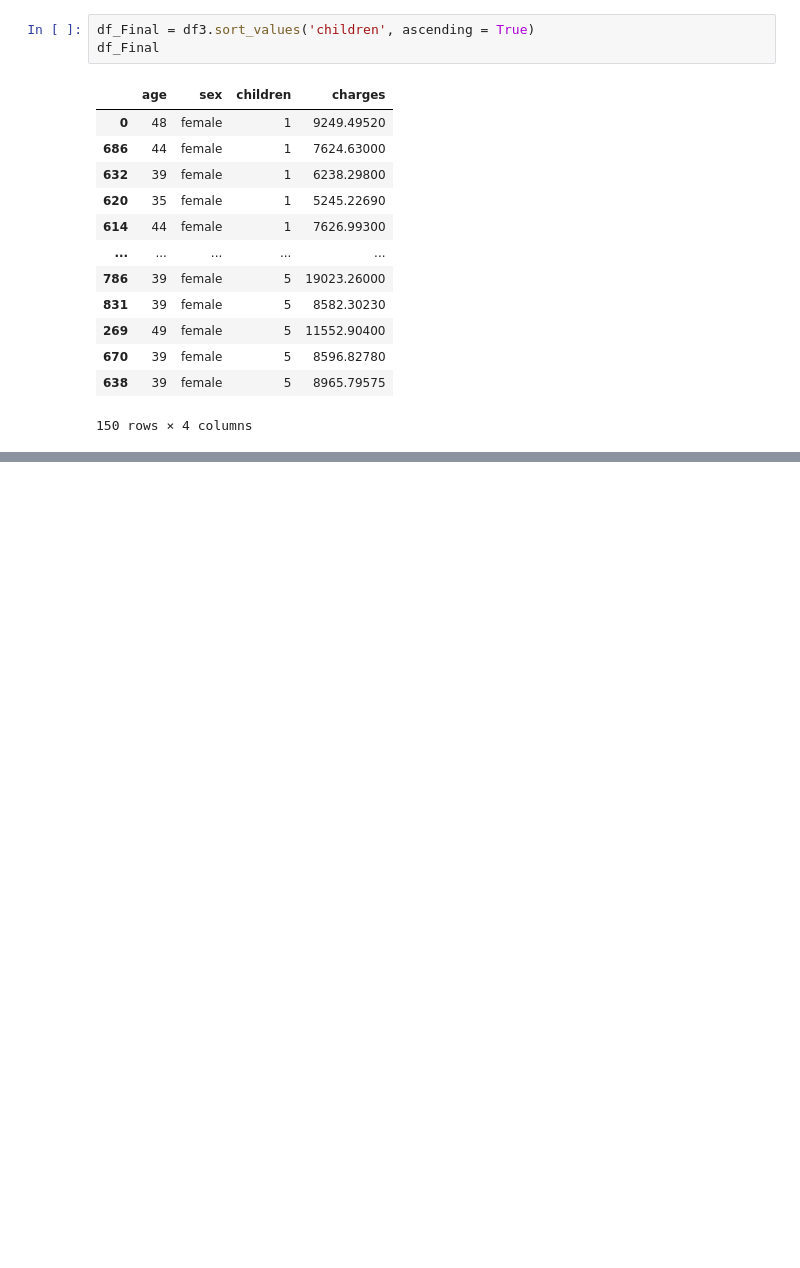
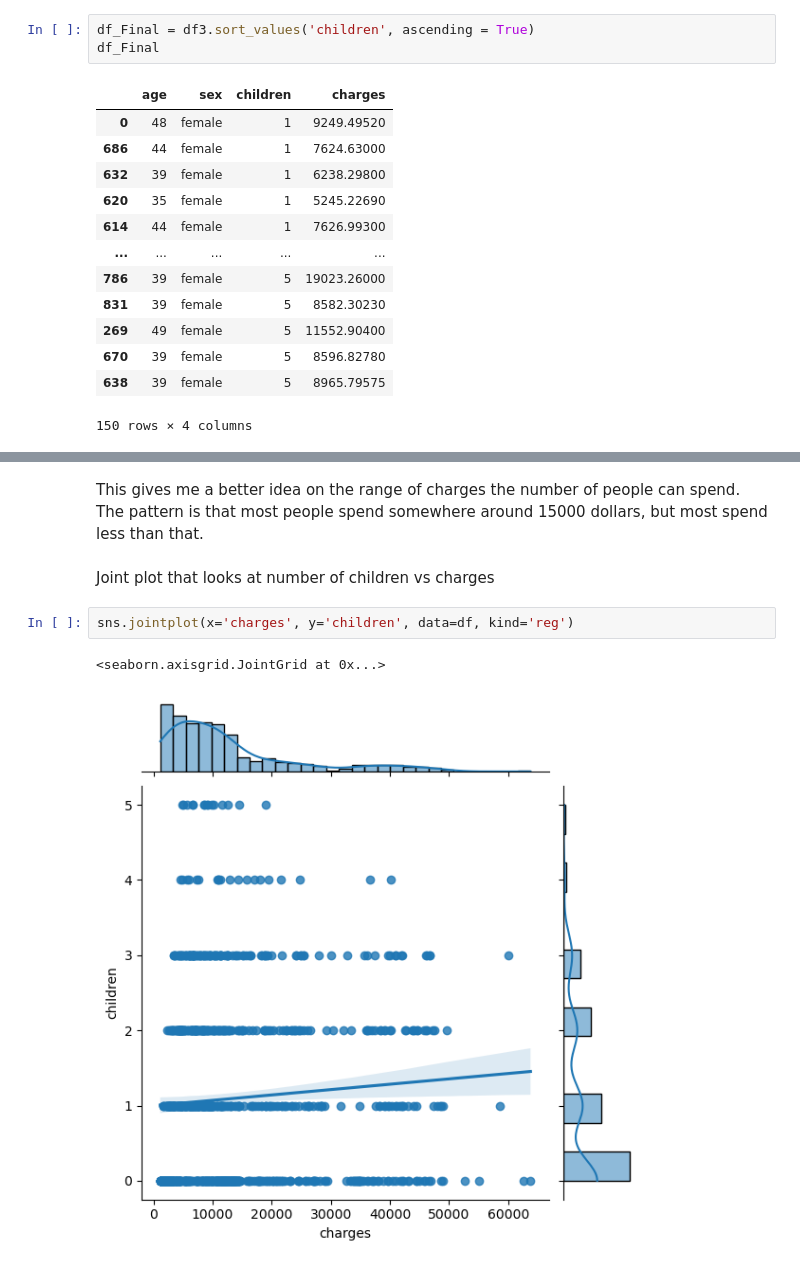
Before and after one commit to ubco-W2022T1-cosc301/project-group30, a Jupyter notebook: notebooks/analysis3.ipynb, the cells around one changed output, grey strips where cells are left out. Cells and saved outputs as stored; diff of their text form; blank space fills up the shorter version.

```diff
--- a/notebooks/analysis3.ipynb
+++ b/notebooks/analysis3.ipynb
@@ -76,0 +108,9 @@ df_Final
+# %% [markdown]
+This gives me a better idea on the range of charges the number of people can spend. The pattern is that most people spend somewhere around 15000 dollars, but most spend less than that.
+# %% [markdown]
+Joint plot that looks at number of children vs charges
+# %%
+sns.jointplot(x='charges', y='children', data=df, kind='reg')
+# %% [output]
+<seaborn.axisgrid.JointGrid at 0x...>
+[figure, added]
```
Also changed, not shown: parts of 35 cells of this notebook, 6 other files.
